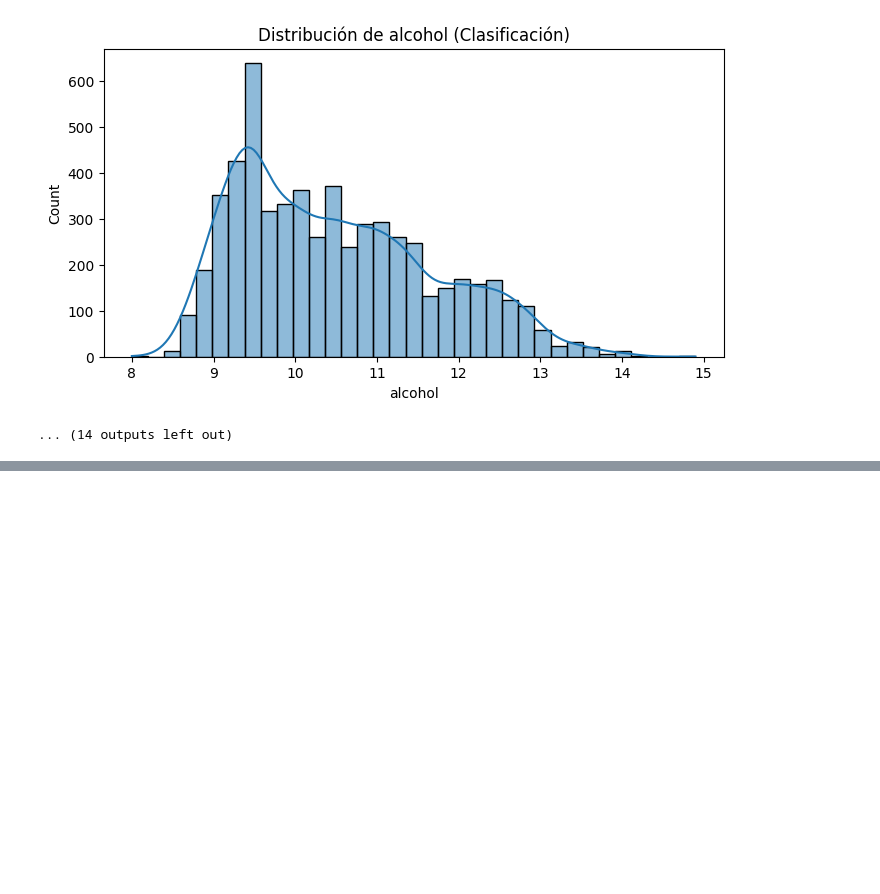
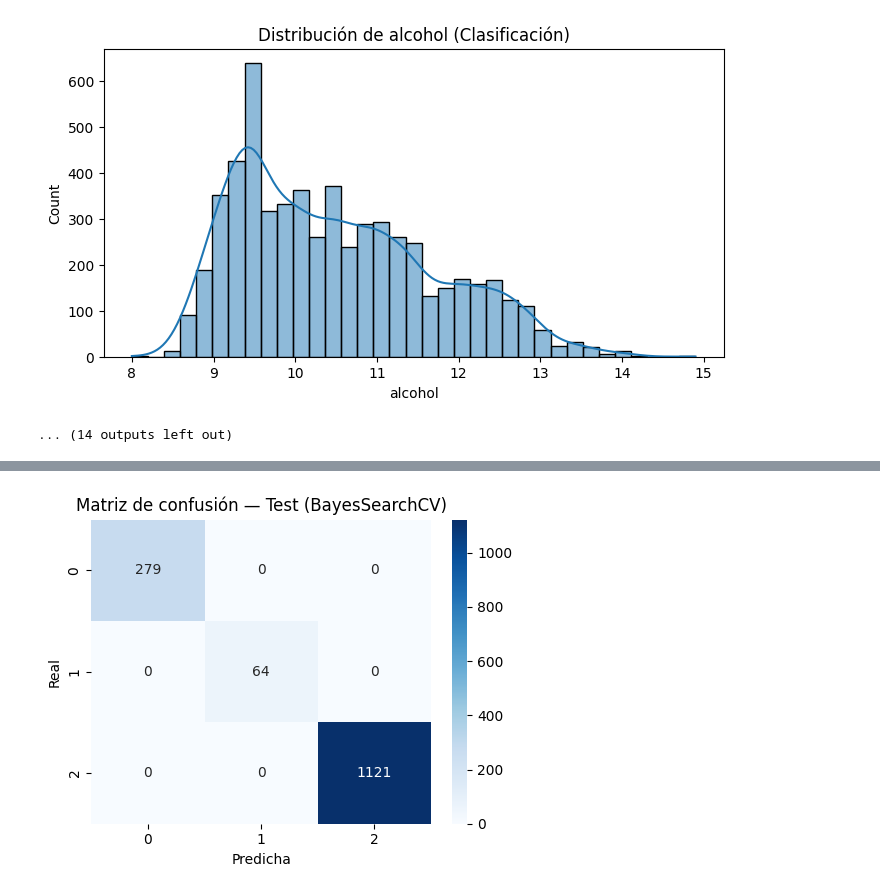
Before and after one commit to restrepogerard/Wines, a Jupyter notebook: EDAWines.ipynb, the cells around one changed output, grey strips where cells are left out. Drawn from its saved outputs; the diff is of its cells as text; code cells hidden in the pictures; blank space fills up the shorter version.

```diff
--- a/EDAWines.ipynb
+++ b/EDAWines.ipynb
@@ -844,0 +558,78 @@ Fitting 5 folds for each of 1 candidates, totalling 5 fits
+# %%
+# %% BÚSQUEDA BAYESIANA (BayesSearchCV) con SMOTE en cada fold
+from skopt import BayesSearchCV
+from skopt.space import Integer, Categorical, Real
+from sklearn.model_selection import StratifiedKFold
+from sklearn.metrics import accuracy_score, f1_score, classification_report, confusion_matrix
+
+
+# pipe_cv viene del Script 4: Pipeline([("pre", ...), ("smote", SMOTE()), ("clf", RandomForestClassifier())])
+
+# ----- Espacio de búsqueda (nombres con el prefijo del paso en el pipeline)
+search_space = {
+    # SMOTE (por fold)
+    "smote__k_neighbors": Integer(3, 10),
+
+    # RandomForest
+    "clf__n_estimators": Integer(200, 1000),
+    "clf__max_depth": Integer(5, 40),               # (usar None en una 2ª ronda si quieres)
+    "clf__min_samples_split": Integer(2, 10),
+    "clf__min_samples_leaf": Integer(1, 10),
+    "clf__max_features": Categorical(["sqrt", "log2"]),
+    "clf__bootstrap": Categorical([True, False]),
+    # "clf__class_weight": Categorical([None, "balanced"])  # opcional si NO usas SMOTE
+}
+
+cv = StratifiedKFold(n_splits=5, shuffle=True, random_state=42)
+
+bayes = BayesSearchCV(
+    estimator=pipe_cv,                  # pre + smote + rf
+    search_spaces=search_space,
+    n_iter=40,                          # puedes subir a 60–100 si quieres más fino
+    cv=cv,
+    scoring="f1_macro",
+    n_jobs=-1,
+    refit=True,                         # reentrena el mejor en todo el train
+    verbose=1,
+    random_state=42
+)
+
+print("\n🔎 Ejecutando BayesSearchCV (5-fold, scoring=F1-macro)...")
+bayes.fit(X_train, y_train)             # OJO: datos CRUDOS; el pipeline se encarga
+
+print("\n✅ Búsqueda bayesiana completada.")
+print(f"Mejor F1-macro (CV): {bayes.best_score_:.4f}")
+print("Mejores hiperparámetros:")
+for k, v in bayes.best_params_.items():
+    print(f"  - {k}: {v}")
+
+best_model = bayes.best_estimator_      # pipeline completo (pre + smote + rf)
+
+# ----- Evaluación en TEST (datos CRUDOS)
+y_pred = best_model.predict(X_test)
+y_proba = best_model.predict_proba(X_test)
+
+acc = accuracy_score(y_test, y_pred)
+f1m = f1_score(y_test, y_pred, average="macro")
+f1w = f1_score(y_test, y_pred, average="weighted")
+
+print("\n=== MÉTRICAS EN TEST (modelo bayesiano) ===")
+print(f"Accuracy:      {acc:.4f}")
+print(f"F1 (macro):    {f1m:.4f}")
+print(f"F1 (weighted): {f1w:.4f}")
+print("\nReporte por clase:\n", classification_report(y_test, y_pred))
+
+# ----- Matriz de confusión
+cm = confusion_matrix(y_test, y_pred)
+plt.figure(figsize=(5,4))
+sns.heatmap(cm, annot=True, fmt='d', cmap='Blues')
+plt.title("Matriz de confusión — Test (BayesSearchCV)")
+plt.xlabel("Predicha"); plt.ylabel("Real")
+plt.tight_layout(); plt.show()
+
+# ----- (Opcional) Tabla ordenada de los mejores intentos
+results_df = pd.DataFrame(bayes.cv_results_).sort_values("rank_test_score")
+cols_show = ["rank_test_score", "mean_test_score", "std_test_score", "params"]
+print("\nTop-10 resultados CV:")
+print(results_df[cols_show].head(10).to_string(index=False))
+# %% [output]
@@ -844,0 +653 @@ Fitting 5 folds for each of 1 candidates, totalling 5 fits
+[figure, added]
```
Also changed, not shown: parts of 14 cells of this notebook, 1 other file.
